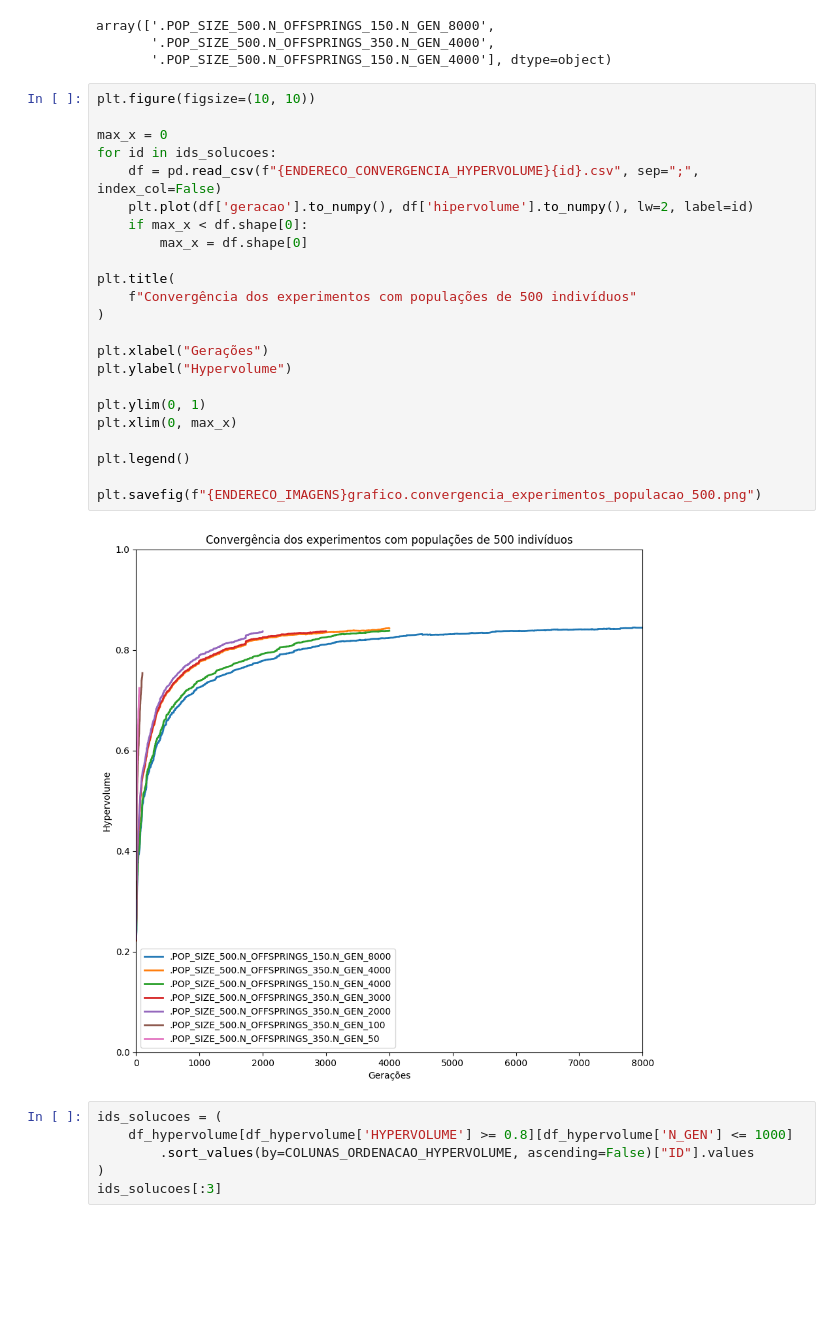
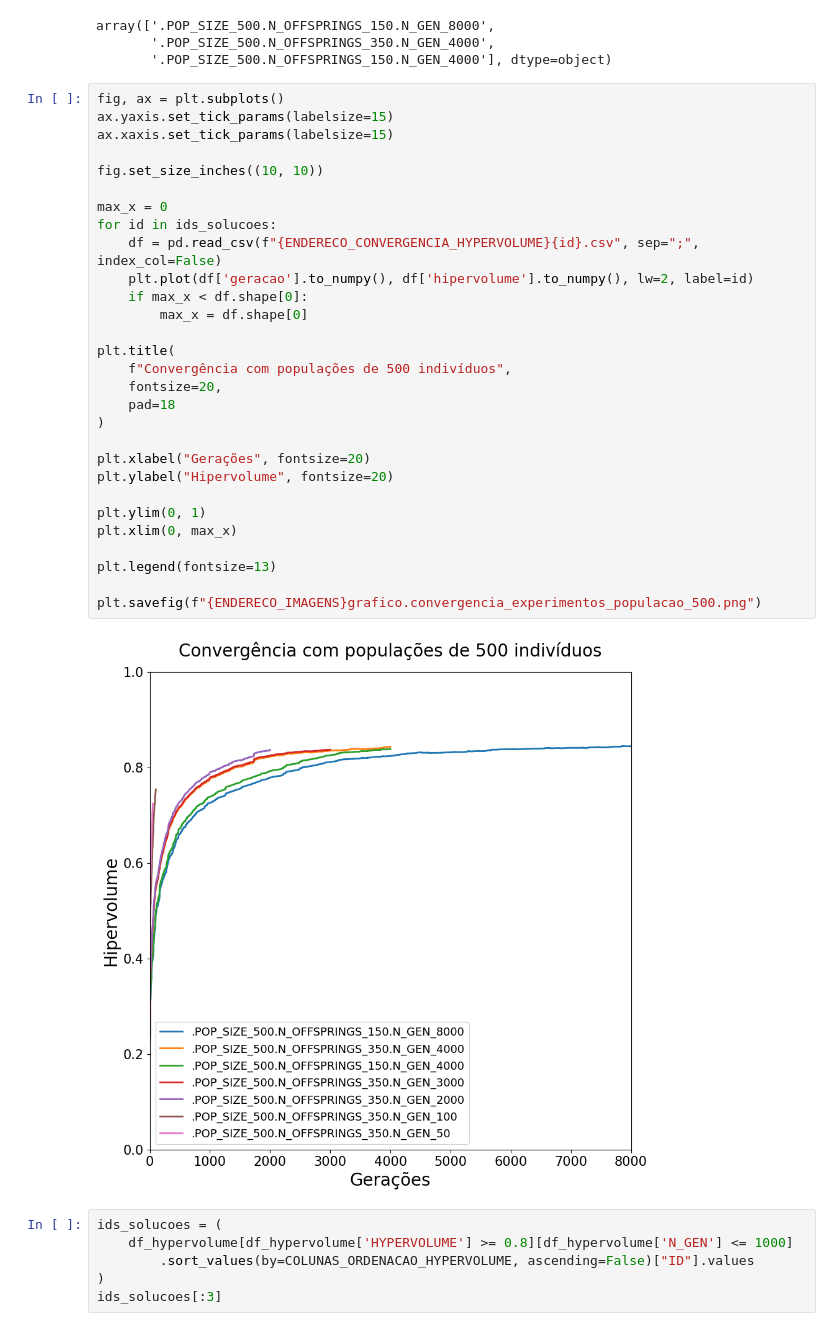
Before and after one commit to brucelucien/2023-notario-mba-tcc-dados-publicos, a Jupyter notebook: avaliacao.ipynb, the cells around one changed output. Cells and saved outputs as stored; diff of their text form; blank space fills up the shorter version.

```diff
--- a/avaliacao.ipynb
+++ b/avaliacao.ipynb
@@ -363,30 +374,36 @@ array(['.POP_SIZE_500.N_OFFSPRINGS_150.N_GEN_8000',
        '.POP_SIZE_500.N_OFFSPRINGS_350.N_GEN_4000',
        '.POP_SIZE_500.N_OFFSPRINGS_150.N_GEN_4000'], dtype=object)
 # %%
-plt.figure(figsize=(10, 10))
+fig, ax = plt.subplots()
+ax.yaxis.set_tick_params(labelsize=15)
+ax.xaxis.set_tick_params(labelsize=15)
+
+fig.set_size_inches((10, 10))
 
 max_x = 0
 for id in ids_solucoes:
     df = pd.read_csv(f"{ENDERECO_CONVERGENCIA_HYPERVOLUME}{id}.csv", sep=";", index_col=False)
     plt.plot(df['geracao'].to_numpy(), df['hipervolume'].to_numpy(), lw=2, label=id)
     if max_x < df.shape[0]:
         max_x = df.shape[0]
 
 plt.title(
-    f"Convergência dos experimentos com populações de 500 indivíduos"
+    f"Convergência com populações de 500 indivíduos",
+    fontsize=20,
+    pad=18
 )
 
-plt.xlabel("Gerações")
-plt.ylabel("Hypervolume")
+plt.xlabel("Gerações", fontsize=20)
+plt.ylabel("Hipervolume", fontsize=20)
 
 plt.ylim(0, 1)
 plt.xlim(0, max_x)
 
-plt.legend()
+plt.legend(fontsize=13)
 
 plt.savefig(f"{ENDERECO_IMAGENS}grafico.convergencia_experimentos_populacao_500.png")
 # %% [output]
-[figure, old version]
+[figure, new version]
 # %%
 ids_solucoes = (
     df_hypervolume[df_hypervolume['HYPERVOLUME'] >= 0.8][df_hypervolume['N_GEN'] <= 1000]
```
Also changed, not shown: parts of 9 cells of this notebook, 32 other files.
